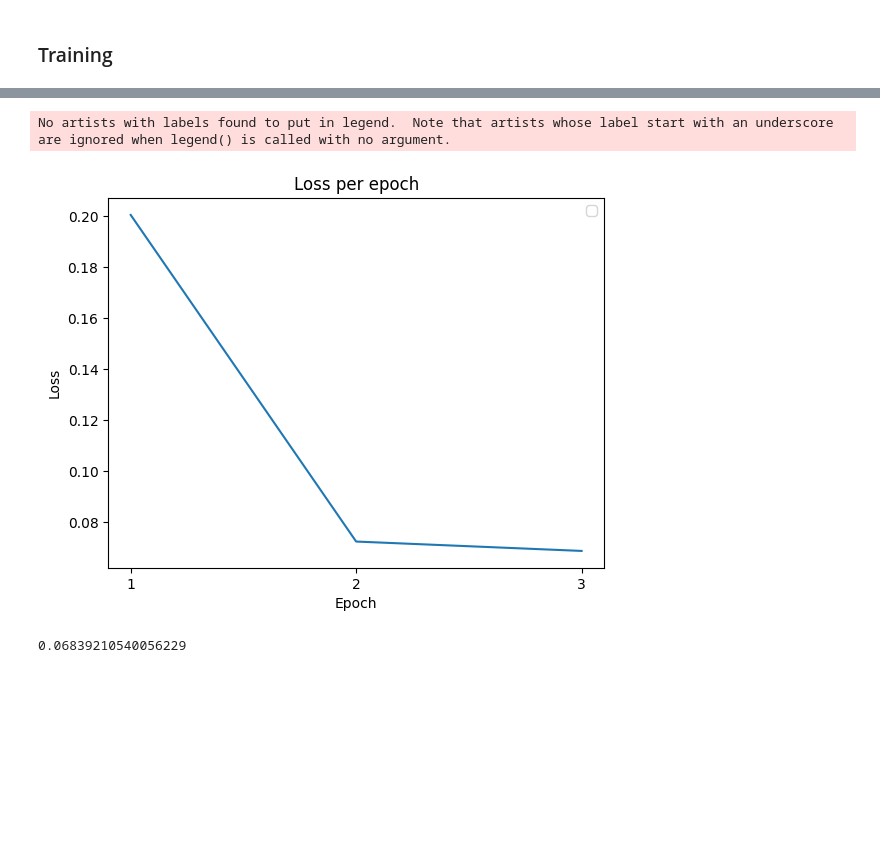
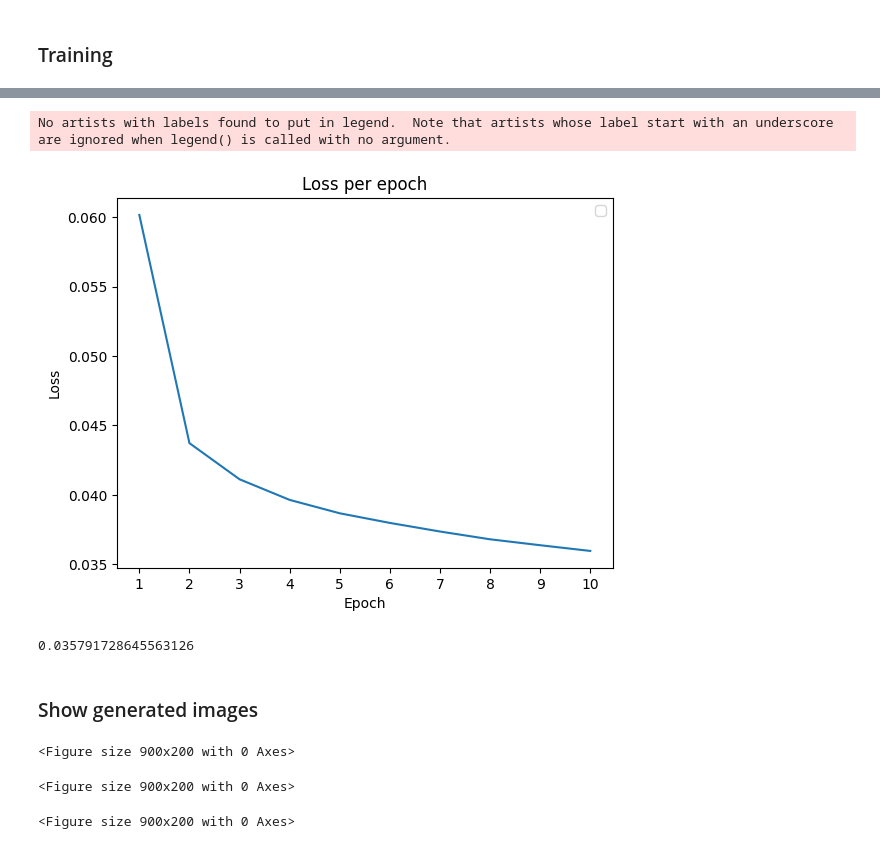
Before and after one commit to heuer-ja/python-tutorial, a Jupyter notebook: libs/pytorch/02_project_mnist/torch02-03_autoencoder.ipynb, the cells around one changed output, grey strips where cells are left out. Saved outputs shown, nothing was run; the diff lists cells and outputs as text; code cells hidden in the pictures; blank space fills up the shorter version.

```diff
--- a/libs/pytorch/02_project_mnist/torch02-03_autoencoder.ipynb
+++ b/libs/pytorch/02_project_mnist/torch02-03_autoencoder.ipynb
@@ -13,7 +76,7 @@ from typing import List
 # %%
 # HYPERPARAMETER
 batch_size =  64
-epochs = 3
+epochs = 10
 lr = 0.1
 # %% [markdown]
 ### Data
@@ -46,11 +109,11 @@ class Autoencoder_Linear(nn.Module):
             nn.ReLU(),
             nn.Linear(128, 48),
             nn.ReLU(),
-            nn.Linear(48, 2),
+            nn.Linear(48, 10),
         )
 
         self.decoder = nn.Sequential(
-            nn.Linear(2, 48),
+            nn.Linear(10, 48),
             nn.ReLU(),
             nn.Linear(48, 128),
             nn.ReLU(),
@@ -73,12 +136,11 @@ class Autoencoder_Conv(nn.Module):
 # %% [markdown]
 ### Train & Test functions
 # %%
-def train(epochs: int, model: nn.Module, dataloader: DataLoader, optimizer: optim.Optimizer, criterion) -> List[float]:
+def train(epochs: int, model: nn.Module, dataloader: DataLoader, optimizer: optim.Optimizer, criterion) -> TrainData:
+    n_batches = len(dataloader)
+    train_data: TrainData = TrainData()
+
     model.train()
-
-    n_batches = len(dataloader)
-    losses: List[float] = []
-
     for i_epoch in range(epochs):
         loss_epoch = 0
         for i_batch, (X,_) in enumerate(dataloader):
@@ -101,10 +163,14 @@ def train(epochs: int, model: nn.Module, dataloader: DataLoader, optimizer: opti
             if i_batch % 250 == 0:
                 print(f'Epoch\t{i_epoch+1}/{epochs}\t\tBatch\t{i_batch}/{n_batches}\t({(100. * i_batch / n_batches):.1f}%)\t\tLoss\t{loss:.4f}')
 
-        loss_epoch = loss_epoch / n_batches
-        losses.append(loss_epoch)
+        # Save training data per epoch
+        train_data.ls_losses.append(loss_epoch / n_batches)
+        train_data.ls_imgs.append(X)
+        train_data.ls_recimgs.append(recon)
+        train_data.ls_epochs.append(i_epoch)
 
-    return losses
+
+    return train_data
 # %%
 def test(model:nn.Module, dataloader:DataLoader, criterion) -> None:
     model.eval()
@@ -150,5 +198,5 @@ model = Autoencoder_Linear()
 criterion = nn.MSELoss()
 optimizer = optim.SGD(model.parameters(), lr=lr)
 # %%
-losses = train(epochs, model, train_dataloader, optimizer, criterion)
+train_data:TrainData = train(epochs, model, train_dataloader, optimizer, criterion)
 # %% [output]
@@ -167,9 +220,17 @@ Epoch   3/3             Batch   750/938 (80.0%)         Loss    0.0704
 # %%
-plot_losses(torch.Tensor(losses))
+plot_losses(torch.Tensor(train_data.ls_losses))
 # %% [output]
 No artists with labels found to put in legend.  Note that artists whose label start with an underscore are ignored when legend() is called with no argument.
-[figure, old version]
+[figure, new version]
 # %%
 test(model, test_dataloader,  criterion).item()
 # %% [output]
-0.06839210540056229
+0.035791728645563126
+# %% [markdown]
+### Show generated images
+# %%
+plot_imgs_and_reconimgs(train_data)
+# %% [output]
+<Figure size 900x200 with 0 Axes>
+<Figure size 900x200 with 0 Axes>
+<Figure size 900x200 with 0 Axes>
```
Also changed, not shown: parts of 10 cells of this notebook.
